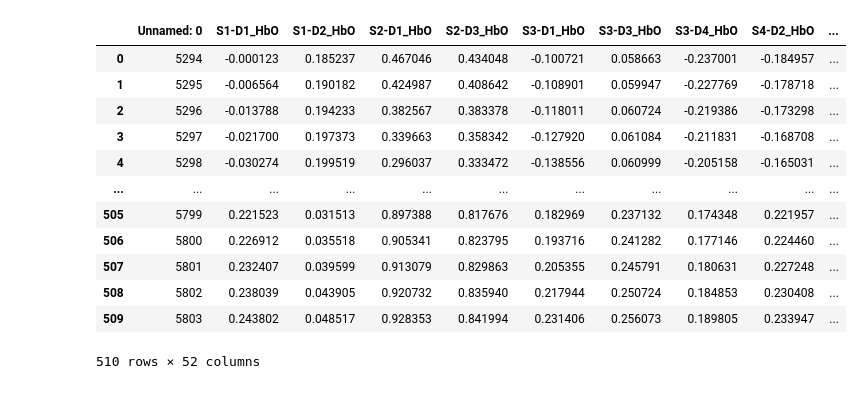
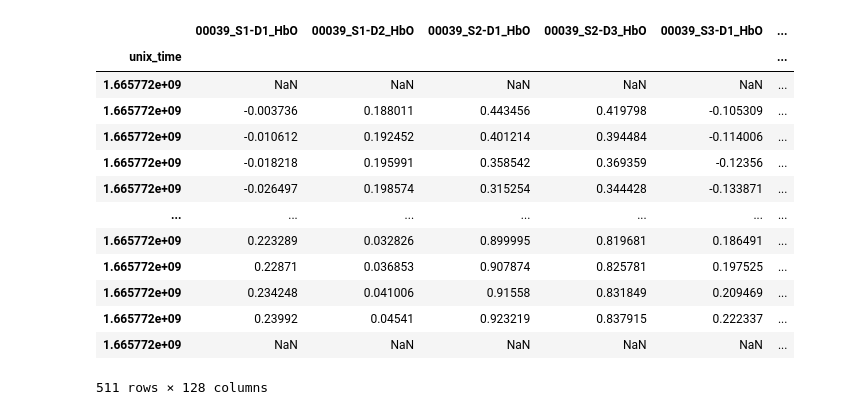
Before and after one commit to eduongAZ/tomcat-data-draft, a Jupyter notebook: code/read_csv.ipynb, the cells around one changed output. Cells and saved outputs as stored; diff of their text form; code cells hidden in the pictures.

```diff
--- a/code/read_csv.ipynb
+++ b/code/read_csv.ipynb
@@ -28,21 +42,22 @@ finger_tapping = FingerTapping.from_files(
     finger_tapping_physio_directory
 )
 # %%
-finger_tapping.finger_tapping_physio['lion'].head(n=1000)
+finger_tapping.finger_tapping_physio_task.head(n=1000)
 # %% [output]
-|  | Unnamed: 0 | S1-D1_HbO | S1-D2_HbO | S2-D1_HbO | S2-D3_HbO | S3-D1_HbO | S3-D3_HbO | S3-D4_HbO | S4-D2_HbO | ... |
-| 0 | 5294 | -0.000123 | 0.185237 | 0.467046 | 0.434048 | -0.100721 | 0.058663 | -0.237001 | -0.184957 | ... |
-| 1 | 5295 | -0.006564 | 0.190182 | 0.424987 | 0.408642 | -0.108901 | 0.059947 | -0.227769 | -0.178718 | ... |
-| 2 | 5296 | -0.013788 | 0.194233 | 0.382567 | 0.383378 | -0.118011 | 0.060724 | -0.219386 | -0.173298 | ... |
-| 3 | 5297 | -0.021700 | 0.197373 | 0.339663 | 0.358342 | -0.127920 | 0.061084 | -0.211831 | -0.168708 | ... |
-| 4 | 5298 | -0.030274 | 0.199519 | 0.296037 | 0.333472 | -0.138556 | 0.060999 | -0.205158 | -0.165031 | ... |
-| ... | ... | ... | ... | ... | ... | ... | ... | ... | ... | ... |
-| 505 | 5799 | 0.221523 | 0.031513 | 0.897388 | 0.817676 | 0.182969 | 0.237132 | 0.174348 | 0.221957 | ... |
-| 506 | 5800 | 0.226912 | 0.035518 | 0.905341 | 0.823795 | 0.193716 | 0.241282 | 0.177146 | 0.224460 | ... |
-| 507 | 5801 | 0.232407 | 0.039599 | 0.913079 | 0.829863 | 0.205355 | 0.245791 | 0.180631 | 0.227248 | ... |
-| 508 | 5802 | 0.238039 | 0.043905 | 0.920732 | 0.835940 | 0.217944 | 0.250724 | 0.184853 | 0.230408 | ... |
-| 509 | 5803 | 0.243802 | 0.048517 | 0.928353 | 0.841994 | 0.231406 | 0.256073 | 0.189805 | 0.233947 | ... |
+|  | 00039_S1-D1_HbO | 00039_S1-D2_HbO | 00039_S2-D1_HbO | 00039_S2-D3_HbO | 00039_S3-D1_HbO | ... |
+| unix_time |  |  |  |  |  | ... |
+| 1.665772e+09 | NaN | NaN | NaN | NaN | NaN | ... |
+| 1.665772e+09 | -0.003736 | 0.188011 | 0.443456 | 0.419798 | -0.105309 | ... |
+| 1.665772e+09 | -0.010612 | 0.192452 | 0.401214 | 0.394484 | -0.114006 | ... |
+| 1.665772e+09 | -0.018218 | 0.195991 | 0.358542 | 0.369359 | -0.12356 | ... |
+| 1.665772e+09 | -0.026497 | 0.198574 | 0.315254 | 0.344428 | -0.133871 | ... |
+| ... | ... | ... | ... | ... | ... | ... |
+| 1.665772e+09 | 0.223289 | 0.032826 | 0.899995 | 0.819681 | 0.186491 | ... |
+| 1.665772e+09 | 0.22871 | 0.036853 | 0.907874 | 0.825781 | 0.197525 | ... |
+| 1.665772e+09 | 0.234248 | 0.041006 | 0.91558 | 0.831849 | 0.209469 | ... |
+| 1.665772e+09 | 0.23992 | 0.04541 | 0.923219 | 0.837915 | 0.222337 | ... |
+| 1.665772e+09 | NaN | NaN | NaN | NaN | NaN | ... |
-510 rows × 52 columns
+511 rows × 128 columns
 # %%
 output_dir = '/Users/ericduong/Documents/ToMCAT/tomcat-data-draft/data/processed/exp_sample'
 finger_tapping.write_physio_data_csv(output_dir)
```
Also changed, not shown: parts of 13 cells of this notebook, 13 other files.
